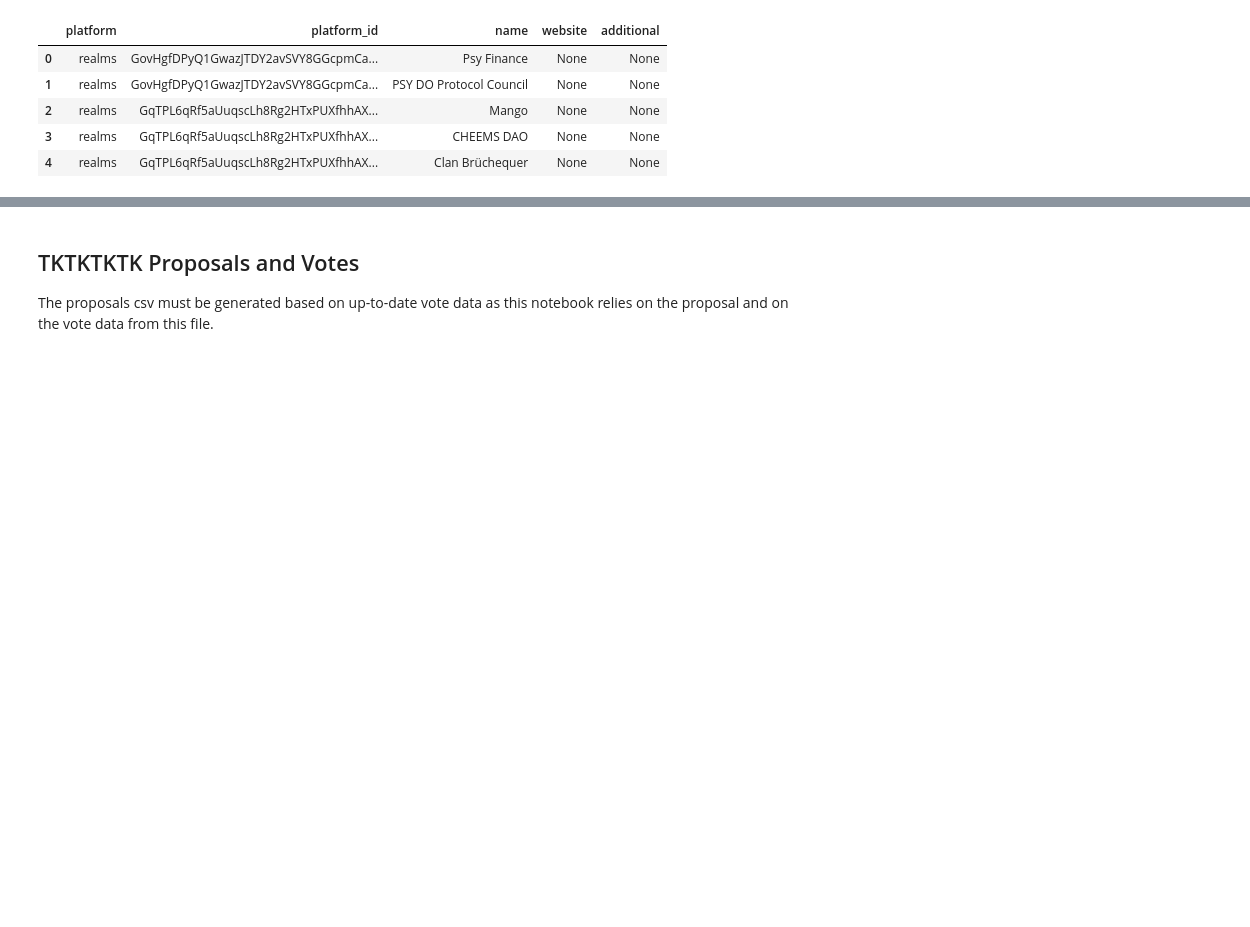
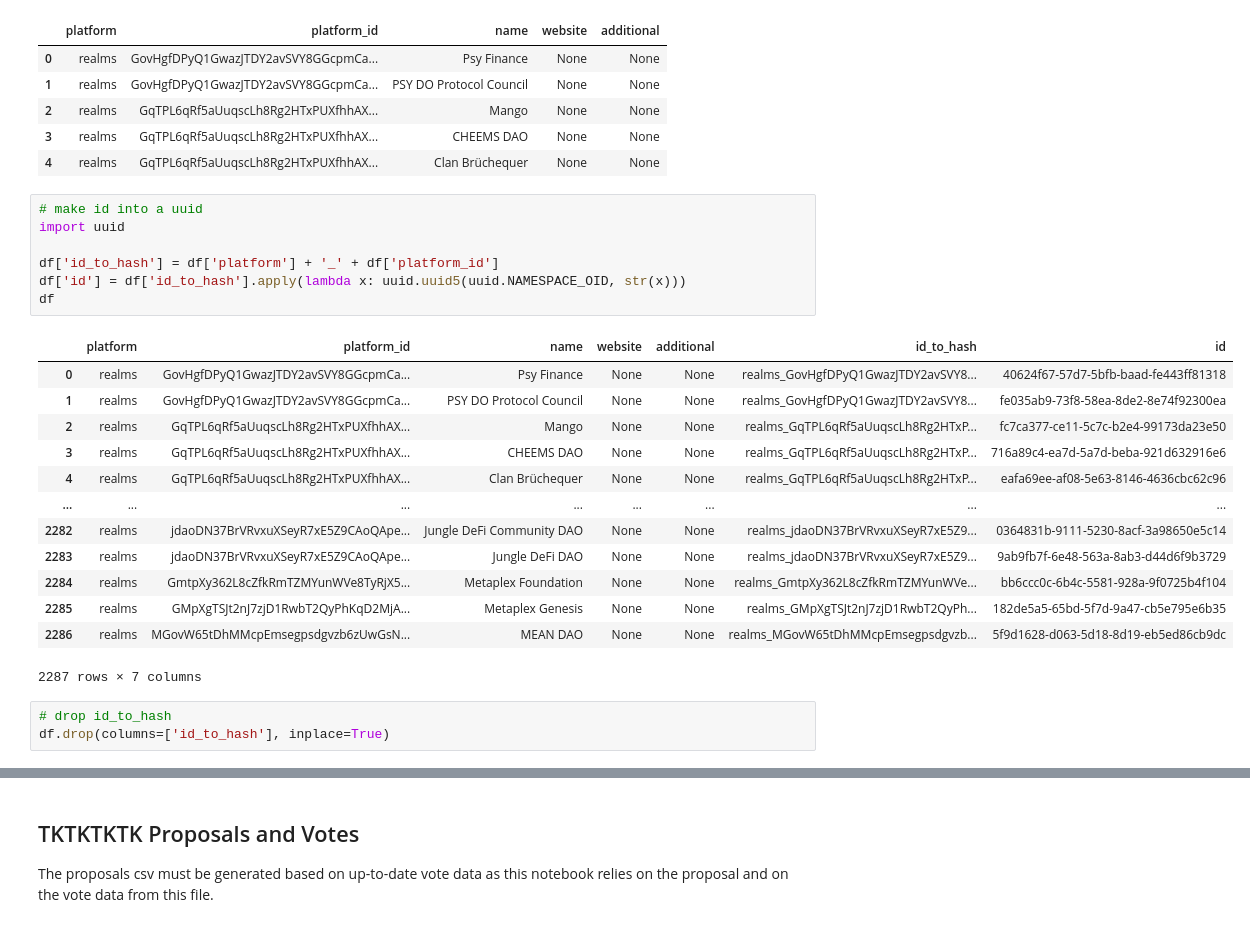
Before and after one commit to daviddavo/daos-verano, a Jupyter notebook: deployments/realms/realms_get_deployments.ipynb, the cells around one changed output, grey strips where cells are left out. Cells and saved outputs as stored; diff of their text form; blank space fills up the shorter version.

Commit message:
chore: continue realms download

```diff
--- a/deployments/realms/realms_get_deployments.ipynb
+++ b/deployments/realms/realms_get_deployments.ipynb
@@ -93,3 +93,27 @@ df.head()
 | 2 | realms | GqTPL6qRf5aUuqscLh8Rg2HTxPUXfhhAX... | Mango | None | None |
 | 3 | realms | GqTPL6qRf5aUuqscLh8Rg2HTxPUXfhhAX... | CHEEMS DAO | None | None |
 | 4 | realms | GqTPL6qRf5aUuqscLh8Rg2HTxPUXfhhAX... | Clan Brüchequer | None | None |
+# %%
+# make id into a uuid
+import uuid
+
+df['id_to_hash'] = df['platform'] + '_' + df['platform_id']
+df['id'] = df['id_to_hash'].apply(lambda x: uuid.uuid5(uuid.NAMESPACE_OID, str(x)))
+df
+# %% [output]
+|  | platform | platform_id | name | website | additional | id_to_hash | id |
+| 0 | realms | GovHgfDPyQ1GwazJTDY2avSVY8GGcpmCa... | Psy Finance | None | None | realms_GovHgfDPyQ1GwazJTDY2avSVY8... | 40624f67-57d7-5bfb-baad-fe443ff81318 |
+| 1 | realms | GovHgfDPyQ1GwazJTDY2avSVY8GGcpmCa... | PSY DO Protocol Council | None | None | realms_GovHgfDPyQ1GwazJTDY2avSVY8... | fe035ab9-73f8-58ea-8de2-8e74f92300ea |
+| 2 | realms | GqTPL6qRf5aUuqscLh8Rg2HTxPUXfhhAX... | Mango | None | None | realms_GqTPL6qRf5aUuqscLh8Rg2HTxP... | fc7ca377-ce11-5c7c-b2e4-99173da23e50 |
+| 3 | realms | GqTPL6qRf5aUuqscLh8Rg2HTxPUXfhhAX... | CHEEMS DAO | None | None | realms_GqTPL6qRf5aUuqscLh8Rg2HTxP... | 716a89c4-ea7d-5a7d-beba-921d632916e6 |
+| 4 | realms | GqTPL6qRf5aUuqscLh8Rg2HTxPUXfhhAX... | Clan Brüchequer | None | None | realms_GqTPL6qRf5aUuqscLh8Rg2HTxP... | eafa69ee-af08-5e63-8146-4636cbc62c96 |
+| ... | ... | ... | ... | ... | ... | ... | ... |
+| 2282 | realms | jdaoDN37BrVRvxuXSeyR7xE5Z9CAoQApe... | Jungle DeFi Community DAO | None | None | realms_jdaoDN37BrVRvxuXSeyR7xE5Z9... | 0364831b-9111-5230-8acf-3a98650e5c14 |
+| 2283 | realms | jdaoDN37BrVRvxuXSeyR7xE5Z9CAoQApe... | Jungle DeFi DAO | None | None | realms_jdaoDN37BrVRvxuXSeyR7xE5Z9... | 9ab9fb7f-6e48-563a-8ab3-d44d6f9b3729 |
+| 2284 | realms | GmtpXy362L8cZfkRmTZMYunWVe8TyRjX5... | Metaplex Foundation | None | None | realms_GmtpXy362L8cZfkRmTZMYunWVe... | bb6ccc0c-6b4c-5581-928a-9f0725b4f104 |
+| 2285 | realms | GMpXgTSJt2nJ7zjD1RwbT2QyPhKqD2MjA... | Metaplex Genesis | None | None | realms_GMpXgTSJt2nJ7zjD1RwbT2QyPh... | 182de5a5-65bd-5f7d-9a47-cb5e795e6b35 |
+| 2286 | realms | MGovW65tDhMMcpEmsegpsdgvzb6zUwGsN... | MEAN DAO | None | None | realms_MGovW65tDhMMcpEmsegpsdgvzb... | 5f9d1628-d063-5d18-8d19-eb5ed86cb9dc |
+2287 rows × 7 columns
+# %%
+# drop id_to_hash
+df.drop(columns=['id_to_hash'], inplace=True)
```
Also changed, not shown: parts of 1 cell of this notebook, 5 other files.
